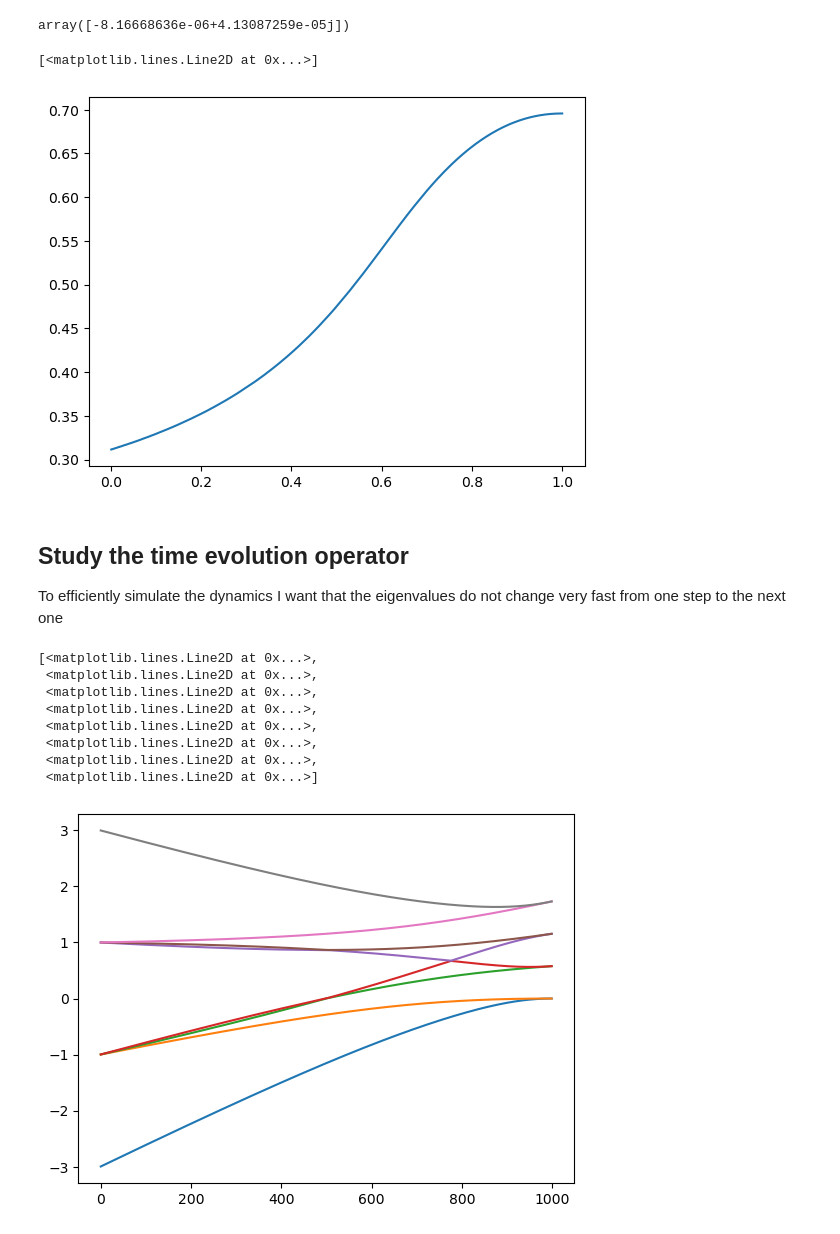
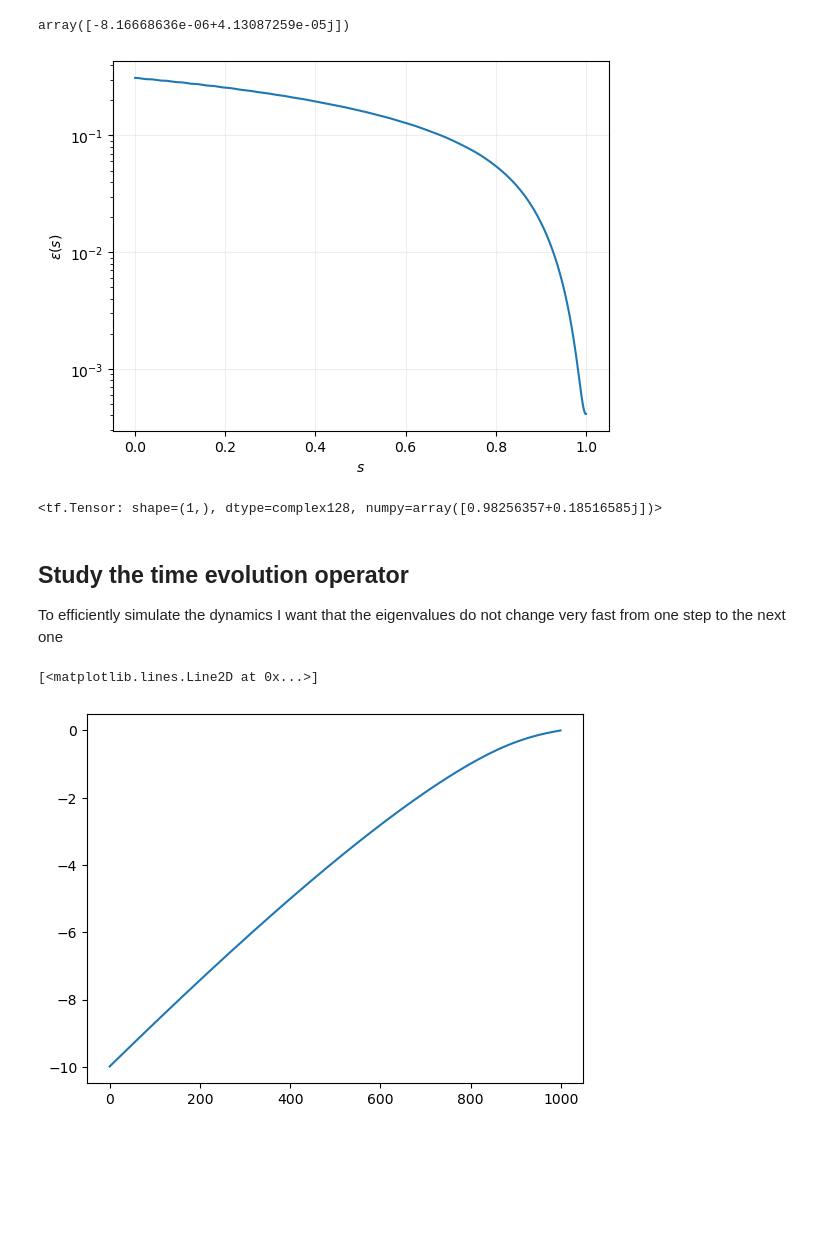
Before and after one commit to baronefr/perceptron-dqa, a Jupyter notebook: ed/exact_diag.ipynb, the cells around one changed output. Drawn from its saved outputs; the diff is of its cells as text; code cells hidden in the pictures; blank space fills up the shorter version.

```diff
--- a/ed/exact_diag.ipynb
+++ b/ed/exact_diag.ipynb
@@ -74,7 +74,7 @@ def H_perc_nobatch(data, labels):
 
 def H_x(n):
     sigma_xs = [tfl.LinearOperatorKronecker([id]*i+[sigma_x]+[id]*(n-i-1)).to_dense() for i in range(n)]
-    return tf.reduce_sum(tf.stack(sigma_xs), axis=0)
+    return -tf.reduce_sum(tf.stack(sigma_xs), axis=0)
 
 def H_z(n):
     sigma_zs = [tfl.LinearOperatorKronecker([id]*i+[sigma_z]+[id]*(n-i-1)).to_dense() for i in range(n)]
@@ -192,11 +184,11 @@ def create_dataset(N : int, features : int):
     x[ x == 0 ] = -1  # data is encoded as +- 1
     return x
 # %%
-tau = 1_000
+tau = 1_00
 P   = 1_000
 dt  = tau/P
-N_data = 2
-N_feat = 3
+N_data = 8
+N_feat = 10
 
 data   = create_dataset(N_data, N_feat).astype('float32')
 labels = tf.ones((N_data), 'float32')
@@ -241,9 +236,22 @@ state.numpy()[which_down[0]]
 array([-8.16668636e-06+4.13087259e-05j])
 # %%
 plt.plot((np.array(range(P))+1)/P, abs(np.asarray(loss)))
+plt.yscale('log')
+plt.ylabel(r'$\epsilon(s)$')
+plt.xlabel(r'$s$')
+plt.grid(alpha=0.2)
 # %% [output]
-[<matplotlib.lines.Line2D at 0x...>]
-[figure, old version]
+[figure, new version]
+# %%
+# comparison with dQA approach
+
+psi_dqa = np.load('psi_final.npy')
+psi_qa  = np.load('result.npy')
+
+
+tfl.matvec(psi_dqa, psi_qa, adjoint_a=True )
+# %% [output]
+<tf.Tensor: shape=(1,), dtype=complex128, numpy=array([0.98256357+0.18516585j])>
 # %% [markdown]
 ## Study the time evolution operator
 To efficiently simulate the dynamics I want that the eigenvalues do not change very fast from one step to the next one
@@ -271,14 +279,7 @@ for i in pbar:
 
     eigvals_array[i] = tf.cast(eigvals, 'float32')
 # %%
-plt.plot(range(P), eigvals_array)
+plt.plot(range(P), eigvals_array[:,0])
 # %% [output]
-[<matplotlib.lines.Line2D at 0x...>,
- <matplotlib.lines.Line2D at 0x...>,
- <matplotlib.lines.Line2D at 0x...>,
- <matplotlib.lines.Line2D at 0x...>,
- <matplotlib.lines.Line2D at 0x...>,
- <matplotlib.lines.Line2D at 0x...>,
- <matplotlib.lines.Line2D at 0x...>,
- <matplotlib.lines.Line2D at 0x...>]
+[<matplotlib.lines.Line2D at 0x...>]
-[figure, old version]
+[figure, new version]
```
Also changed, not shown: parts of 14 cells of this notebook.
